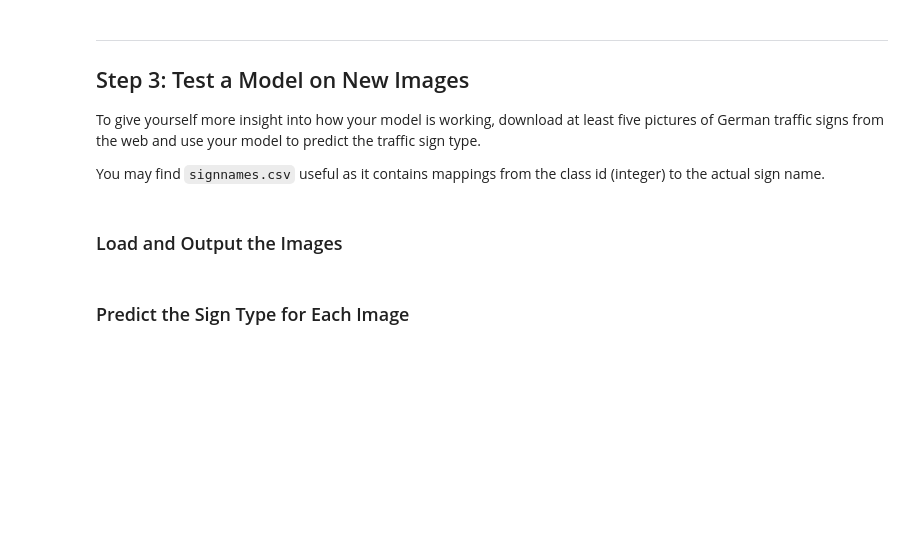
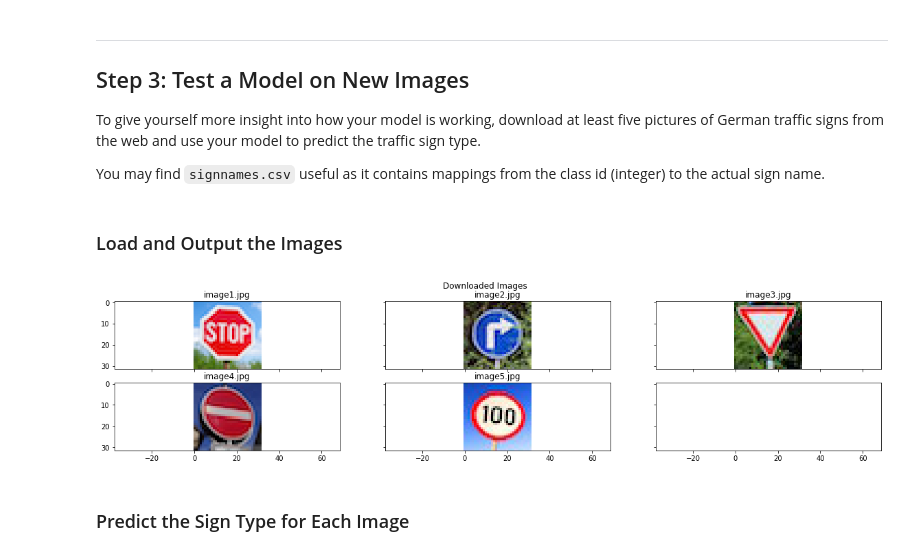
Before and after one commit to lluiscanet/CarND-Traffic-Sign-Classifier-Project, a Jupyter notebook: Traffic_Sign_Classifier.ipynb, the cells around one changed output. Drawn from its saved outputs; the diff is of its cells as text; code cells hidden in the pictures; blank space fills up the shorter version.

```diff
--- a/Traffic_Sign_Classifier.ipynb
+++ b/Traffic_Sign_Classifier.ipynb
@@ -362,3 +380,15 @@ You may find `signnames.csv` useful as it contains mappings from the class id (i
+# %%
+### Load the images and plot them here.
+import os
+im_dir = "new_images/"
+im_names = os.listdir(im_dir)
+#Read all input images from file system and store them into a list
+images = [mpimg.imread(os.path.join(im_dir, im_name)) for im_name in im_names if not "output" in im_name]
+show_plot_array(images, im_names, "Downloaded Images")
+X_new = np.array(images)
+y_new = np.array([14, 33, 13, 17, 7])
+# %% [output]
+[figure, added]
 # %% [markdown]
 ### Predict the Sign Type for Each Image
 # %%
```
Also changed, not shown: parts of 11 cells of this notebook, 13 other files.
